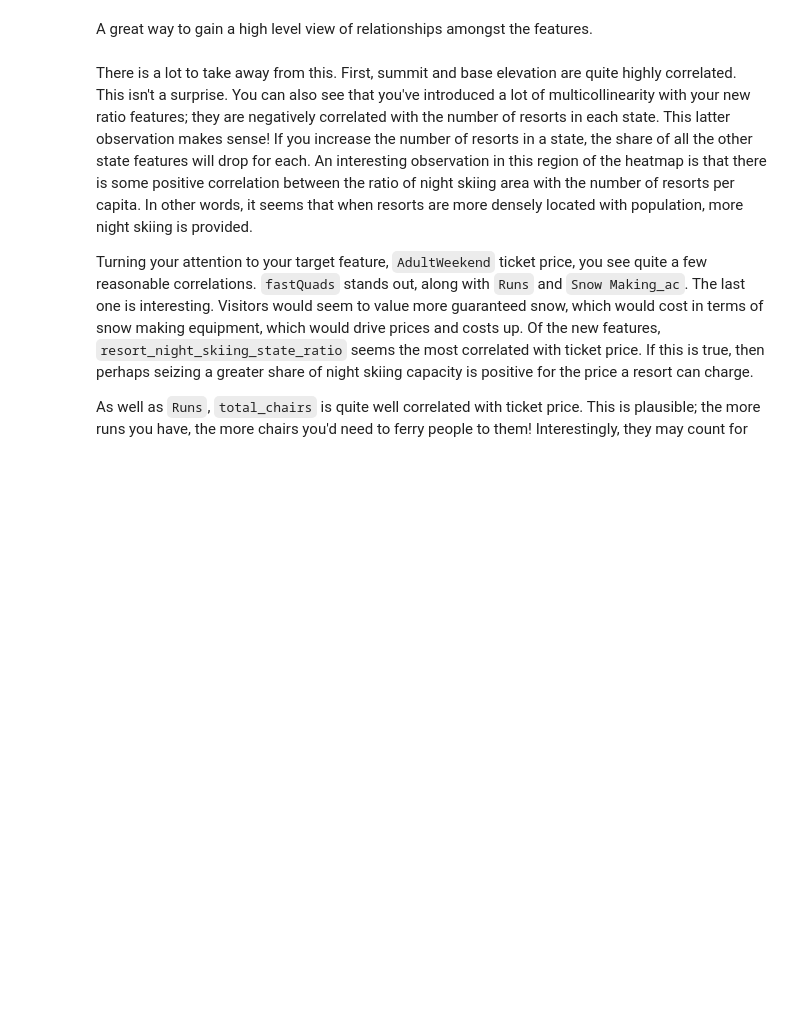
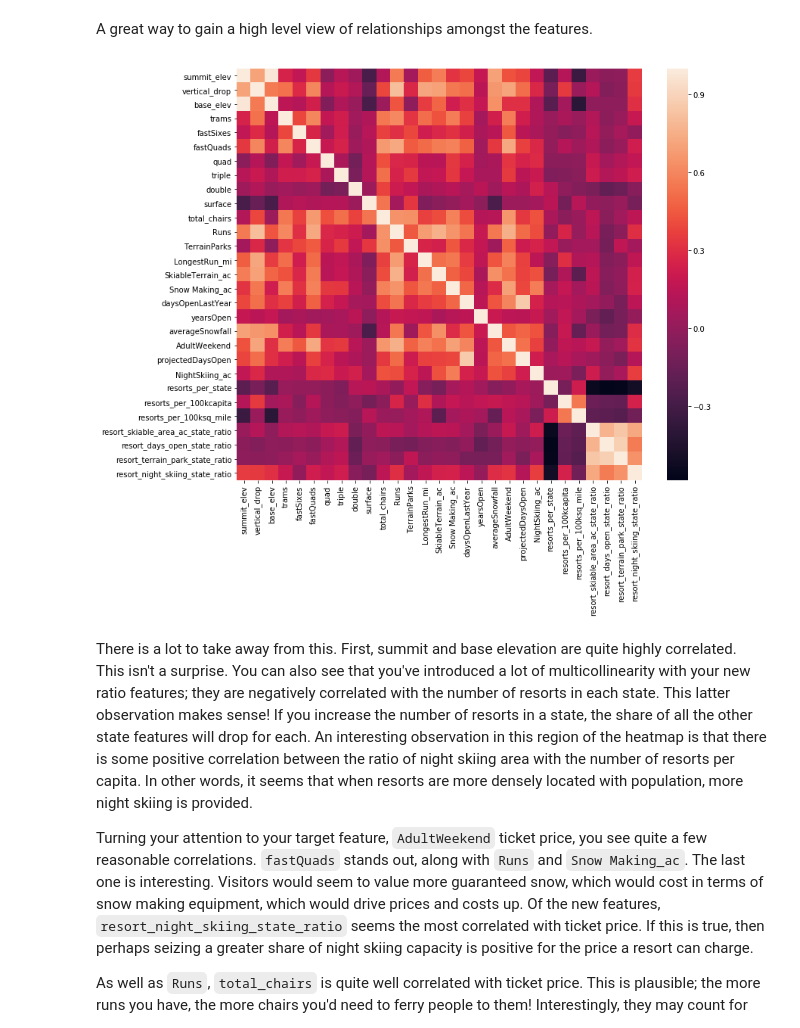
Before and after one commit to Libiv/DataScienceGuidedCapstone, a Jupyter notebook: Notebooks/03_exploratory_data_analysis.ipynb, the cells around one changed output. Cells and saved outputs as stored; diff of their text form; code cells hidden in the pictures; blank space fills up the shorter version.

```diff
--- a/Notebooks/03_exploratory_data_analysis.ipynb
+++ b/Notebooks/03_exploratory_data_analysis.ipynb
@@ -463,7 +837,7 @@ Once you've derived these features to put each resort within the context of its
 ski_data['resort_skiable_area_ac_state_ratio'] = ski_data.SkiableTerrain_ac / ski_data.state_total_skiable_area_ac
 ski_data['resort_days_open_state_ratio'] = ski_data.daysOpenLastYear / ski_data.state_total_days_open
 ski_data['resort_terrain_park_state_ratio'] = ski_data.TerrainParks / ski_data.state_total_terrain_parks
-ski_data['resort_night_skiing_state_ratio'] = ski_data.NightSkiing_ac / ski_data.state_total_nightskiing_ac
+ski_data['resort_night_skiing_state_ratio'] = ski_data.NightSkiing_ac / ski_data.state_total_night_skiing_ac
 
 ski_data.drop(columns=['state_total_skiable_area_ac', 'state_total_days_open',
-                       'state_total_terrain_parks', 'state_total_nightskiing_ac'], inplace=True)
+                       'state_total_terrain_parks', 'state_total_night_skiing_ac'], inplace=True)
@@ -474,9 +853,11 @@ A great way to gain a high level view of relationships amongst the features.
 # %%
 #Code task 12#
 #Show a seaborn heatmap of correlations in ski_data
 #Hint: call pandas' `corr()` method on `ski_data` and pass that into `sns.heatmap`
 plt.subplots(figsize=(12,10))
-sns.___(ski_data.___);
+sns.heatmap(ski_data.corr());
+# %% [output]
+[figure, added]
 # %% [markdown]
 There is a lot to take away from this. First, summit and base elevation are quite highly correlated. This isn't a surprise. You can also see that you've introduced a lot of multicollinearity with your new ratio features; they are negatively correlated with the number of resorts in each state. This latter observation makes sense! If you increase the number of resorts in a state, the share of all the other state features will drop for each. An interesting observation in this region of the heatmap is that there is some positive correlation between the ratio of night skiing area with the number of resorts per capita. In other words, it seems that when resorts are more densely located with population, more night skiing is provided.
 
```
Also changed, not shown: parts of 65 cells of this notebook, 3 other files.
